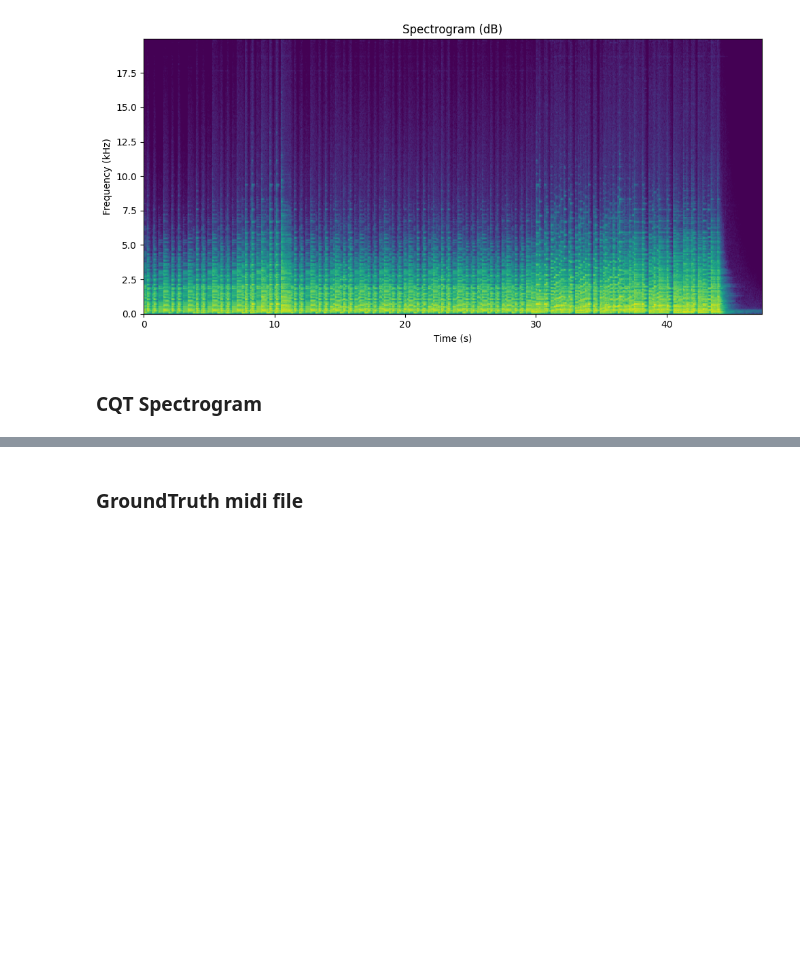
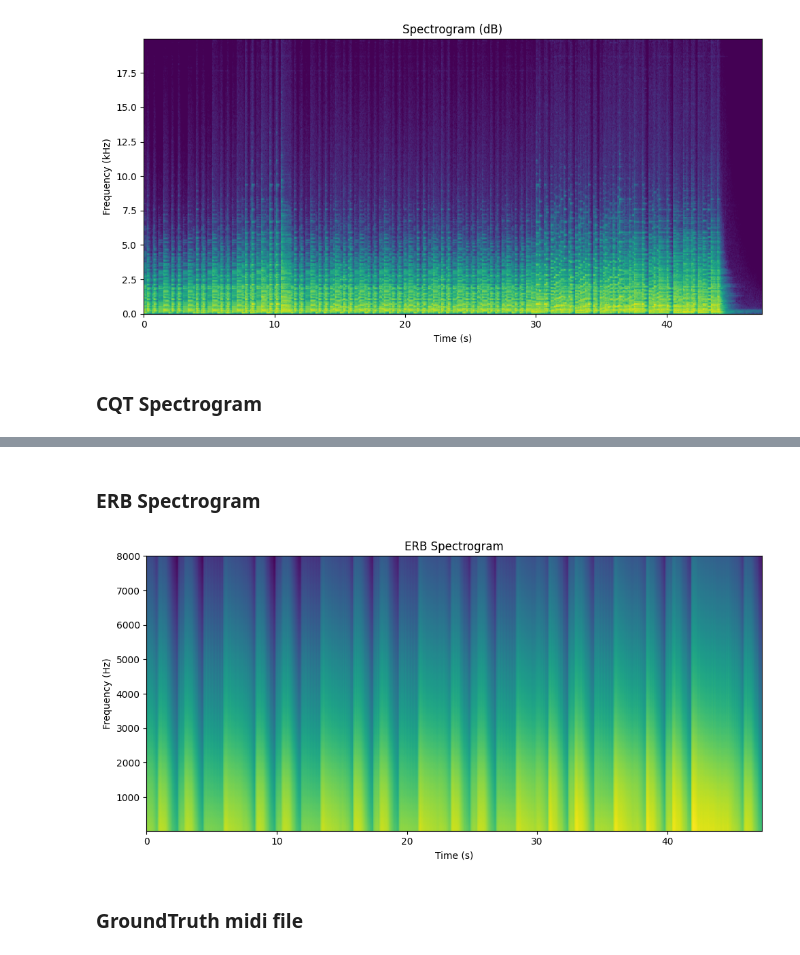
Before and after one commit to edabier/Unrolled-NMF, a Jupyter notebook: nmf.ipynb, the cells around one changed output, grey strips where cells are left out. Cells and saved outputs as stored; diff of their text form; code cells hidden in the pictures; blank space fills up the shorter version.

```diff
--- a/nmf.ipynb
+++ b/nmf.ipynb
@@ -68,3 +66,10 @@ utils.vis_cqt_spectrogram(spec_db_cqt, times_cqt, frequencies_cqt, start, stop,
+# %% [markdown]
+### ERB Spectrogram
+# %%
+spec_erb, times_erb, freqs_erb = spec.erb_spec(waveform, sample_rate, hop_length=hop_length)
+spec.vis_erb_spectrogram(spec_erb, freqs_erb, times, start=0, stop=times[-1])
+# %% [output]
+[figure, added]
 # %% [markdown]
 ### GroundTruth midi file
 # %%
```
Also changed, not shown: parts of 19 cells of this notebook, 11 other files.
